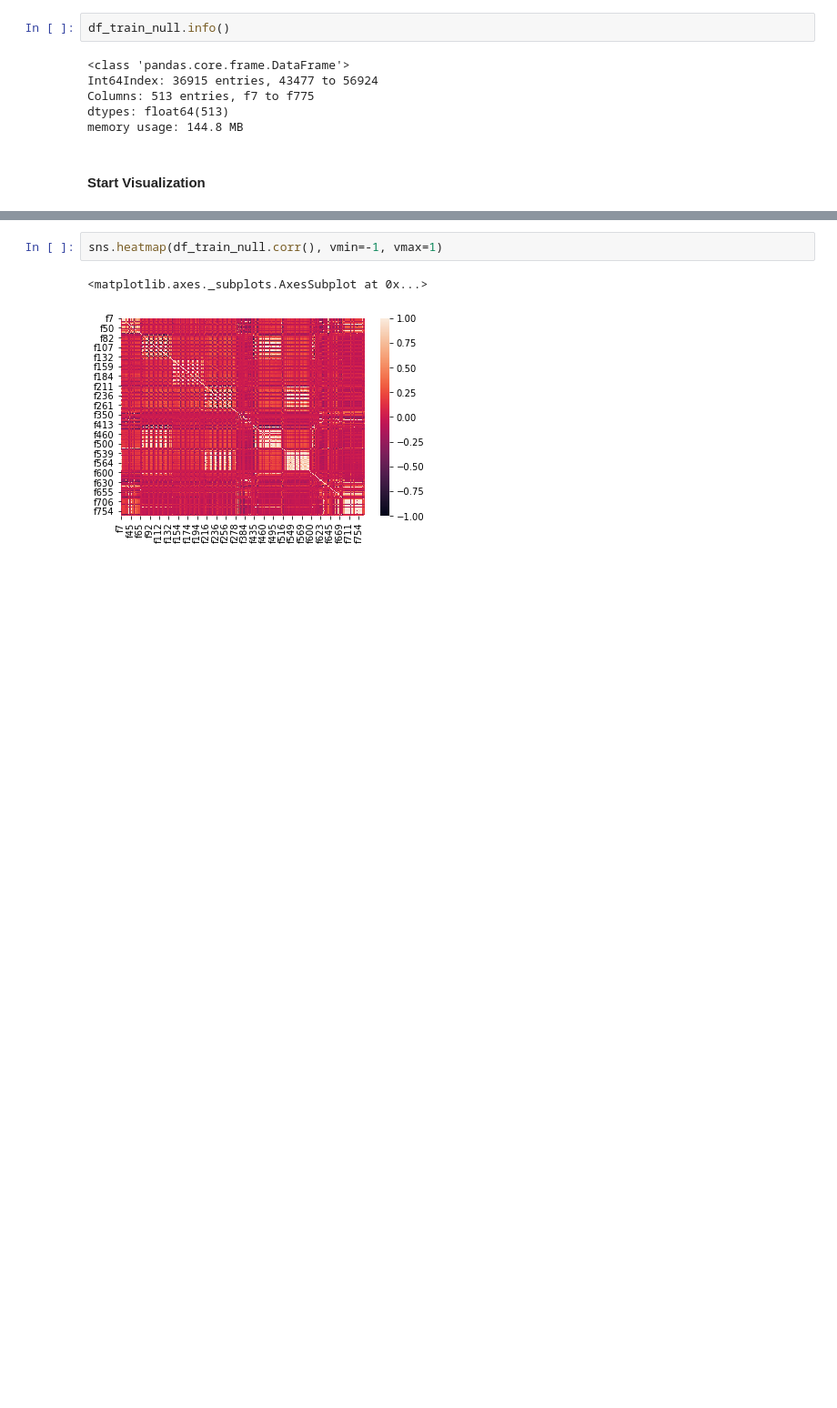
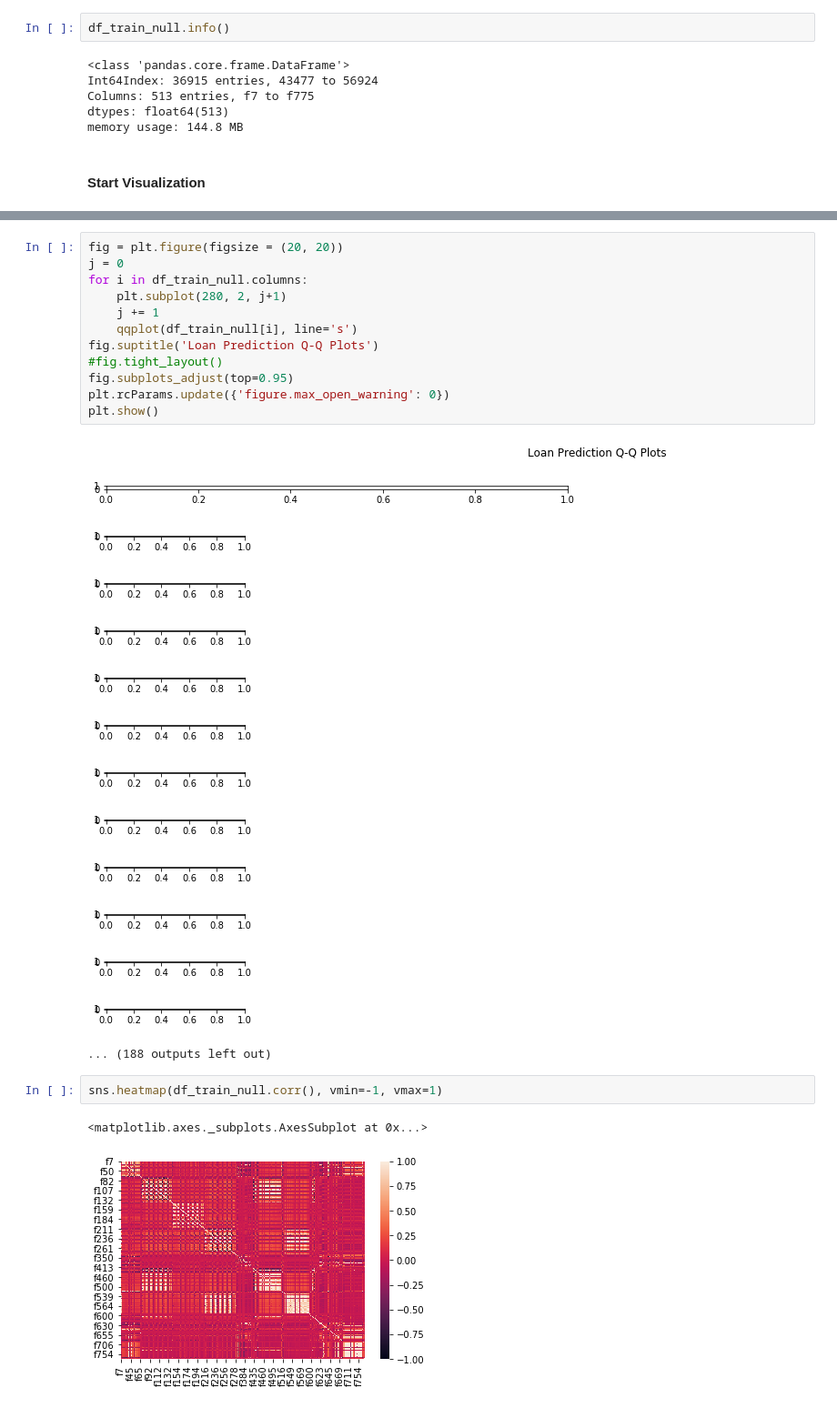
Before and after one commit to shienlong/project_wqd7003, a Jupyter notebook: credit_risk.ipynb, the cells around one changed output, grey strips where cells are left out. Shown at 91% size. Saved outputs shown, nothing was run; the diff lists cells and outputs as text; blank space fills up the shorter version.

```diff
--- a/credit_risk.ipynb
+++ b/credit_risk.ipynb
@@ -448,3 +457,29 @@ memory usage: 144.8 MB
+# %%
+fig = plt.figure(figsize = (20, 20))
+j = 0
+for i in df_train_null.columns:
+    plt.subplot(280, 2, j+1)
+    j += 1
+    qqplot(df_train_null[i], line='s')
+fig.suptitle('Loan Prediction Q-Q Plots')
+#fig.tight_layout()
+fig.subplots_adjust(top=0.95)
+plt.rcParams.update({'figure.max_open_warning': 0})
+plt.show()
+# %% [output]
+[figure, added]
+[figure, added]
+[figure, added]
+[figure, added]
+[figure, added]
+[figure, added]
+[figure, added]
+[figure, added]
+[figure, added]
+[figure, added]
+[figure, added]
+[figure, added]
+... (188 outputs left out)
 # %%
 sns.heatmap(df_train_null.corr(), vmin=-1, vmax=1)
 # %% [output]
```
Also changed, not shown: parts of 1 cell of this notebook.
